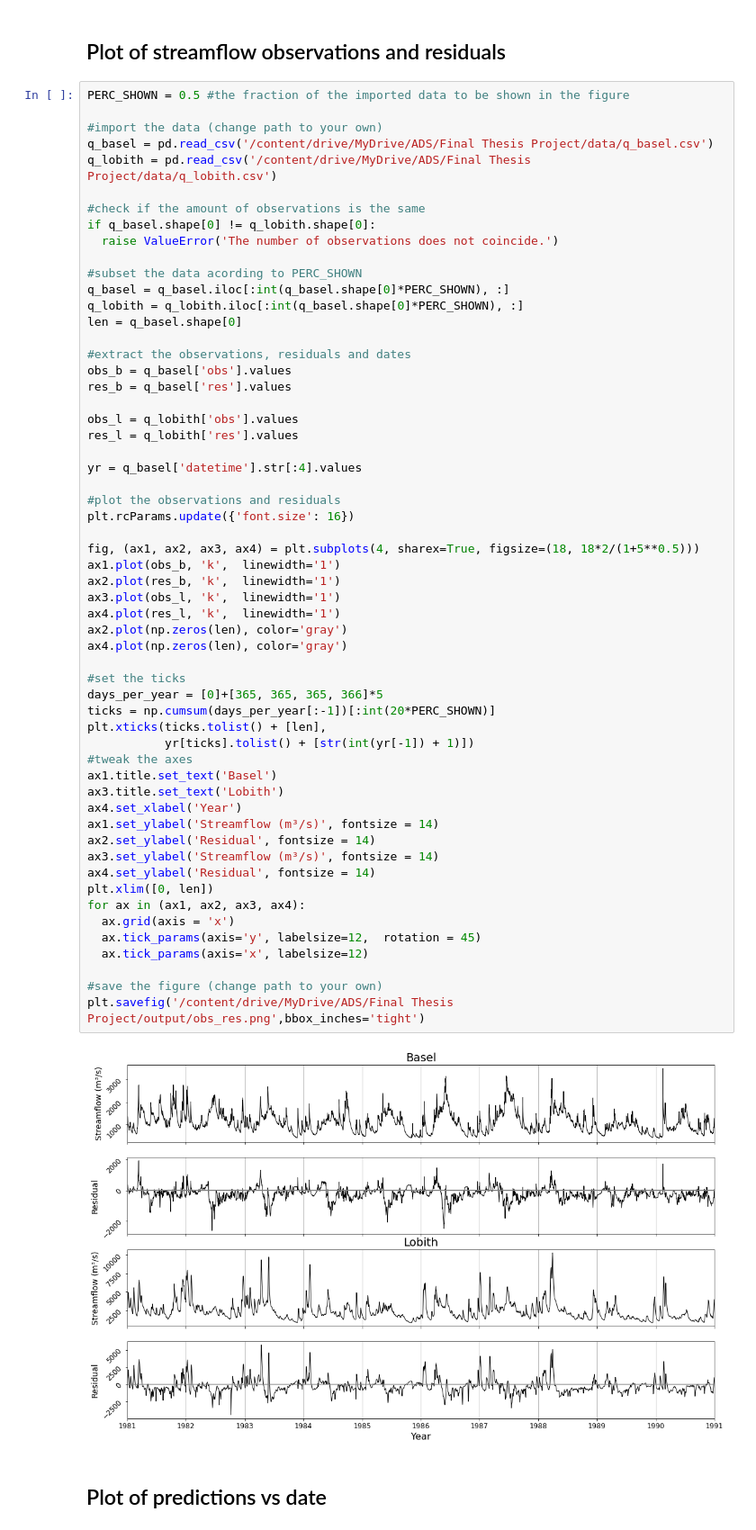
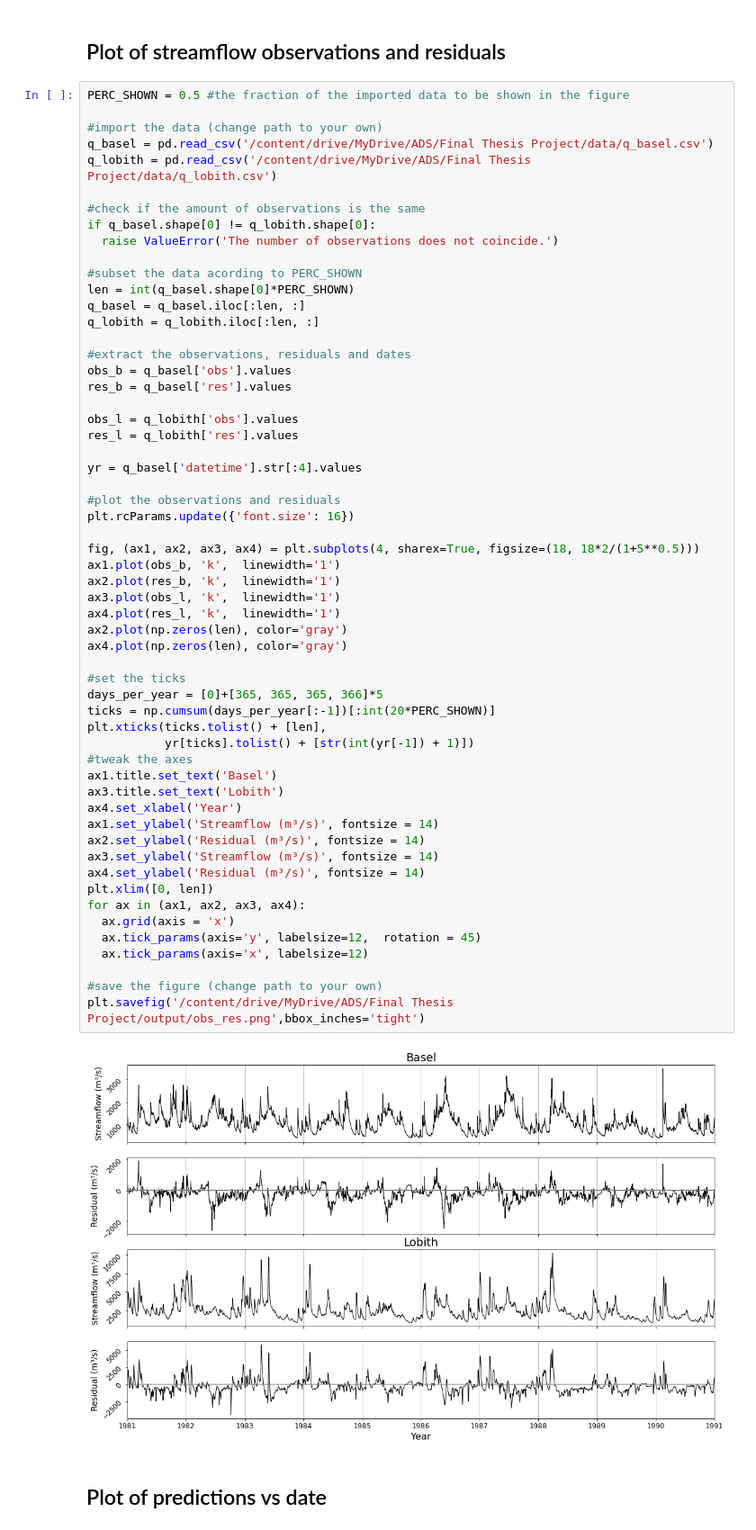
Before and after one commit to oriol-pomarol/final_thesis_project, a Jupyter notebook: analysis_and_visualization.ipynb, the cells around one changed output. Shown at 90% size. Drawn from its saved outputs; the diff is of its cells as text.

```diff
--- a/analysis_and_visualization.ipynb
+++ b/analysis_and_visualization.ipynb
@@ -17,9 +21,9 @@ if q_basel.shape[0] != q_lobith.shape[0]:
   raise ValueError('The number of observations does not coincide.')
 
 #subset the data acording to PERC_SHOWN
-q_basel = q_basel.iloc[:int(q_basel.shape[0]*PERC_SHOWN), :]
-q_lobith = q_lobith.iloc[:int(q_basel.shape[0]*PERC_SHOWN), :]
-len = q_basel.shape[0]
+len = int(q_basel.shape[0]*PERC_SHOWN)
+q_basel = q_basel.iloc[:len, :]
+q_lobith = q_lobith.iloc[:len, :]
 
 #extract the observations, residuals and dates
 obs_b = q_basel['obs'].values
@@ -34,36 +38,36 @@ yr = q_basel['datetime'].str[:4].values
 plt.rcParams.update({'font.size': 16})
 
 fig, (ax1, ax2, ax3, ax4) = plt.subplots(4, sharex=True, figsize=(18, 18*2/(1+5**0.5)))
 ax1.plot(obs_b, 'k',  linewidth='1')
 ax2.plot(res_b, 'k',  linewidth='1')
 ax3.plot(obs_l, 'k',  linewidth='1')
 ax4.plot(res_l, 'k',  linewidth='1')
 ax2.plot(np.zeros(len), color='gray')
 ax4.plot(np.zeros(len), color='gray')
 
 #set the ticks
 days_per_year = [0]+[365, 365, 365, 366]*5
 ticks = np.cumsum(days_per_year[:-1])[:int(20*PERC_SHOWN)]
 plt.xticks(ticks.tolist() + [len],
            yr[ticks].tolist() + [str(int(yr[-1]) + 1)])
 #tweak the axes
 ax1.title.set_text('Basel')
 ax3.title.set_text('Lobith')
 ax4.set_xlabel('Year')
 ax1.set_ylabel('Streamflow (m³/s)', fontsize = 14)
-ax2.set_ylabel('Residual', fontsize = 14)
+ax2.set_ylabel('Residual (m³/s)', fontsize = 14)
 ax3.set_ylabel('Streamflow (m³/s)', fontsize = 14)
-ax4.set_ylabel('Residual', fontsize = 14)
+ax4.set_ylabel('Residual (m³/s)', fontsize = 14)
 plt.xlim([0, len])
 for ax in (ax1, ax2, ax3, ax4):
   ax.grid(axis = 'x')
   ax.tick_params(axis='y', labelsize=12,  rotation = 45)
   ax.tick_params(axis='x', labelsize=12)
 
 #save the figure (change path to your own)
 plt.savefig('/content/drive/MyDrive/ADS/Final Thesis Project/output/obs_res.png',bbox_inches='tight')
 # %% [output]
-[figure, old version]
+[figure, new version]
 # %% [markdown]
 ## Plot of predictions vs date
 # %%
```
Also changed, not shown: parts of 5 cells of this notebook, 1 other file.
